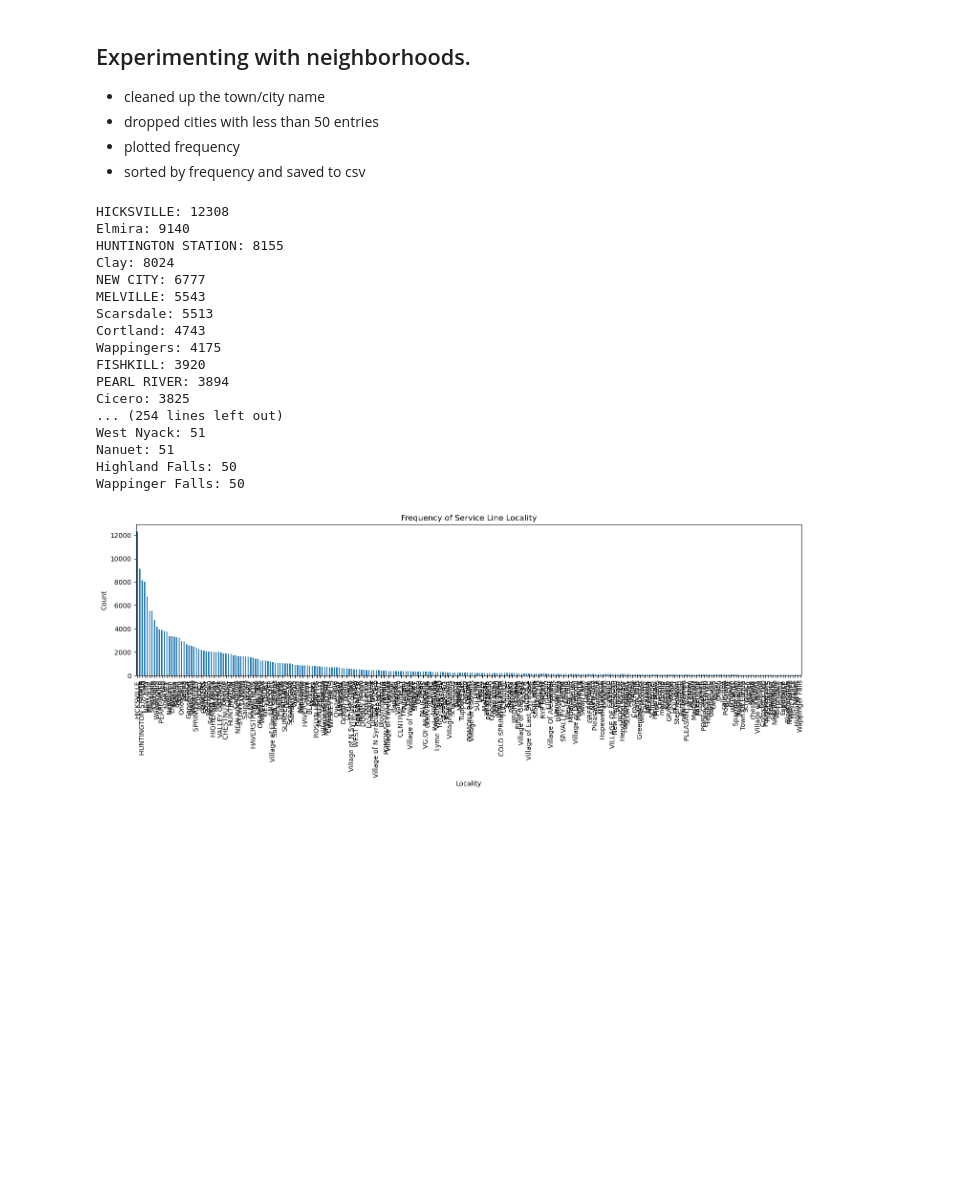
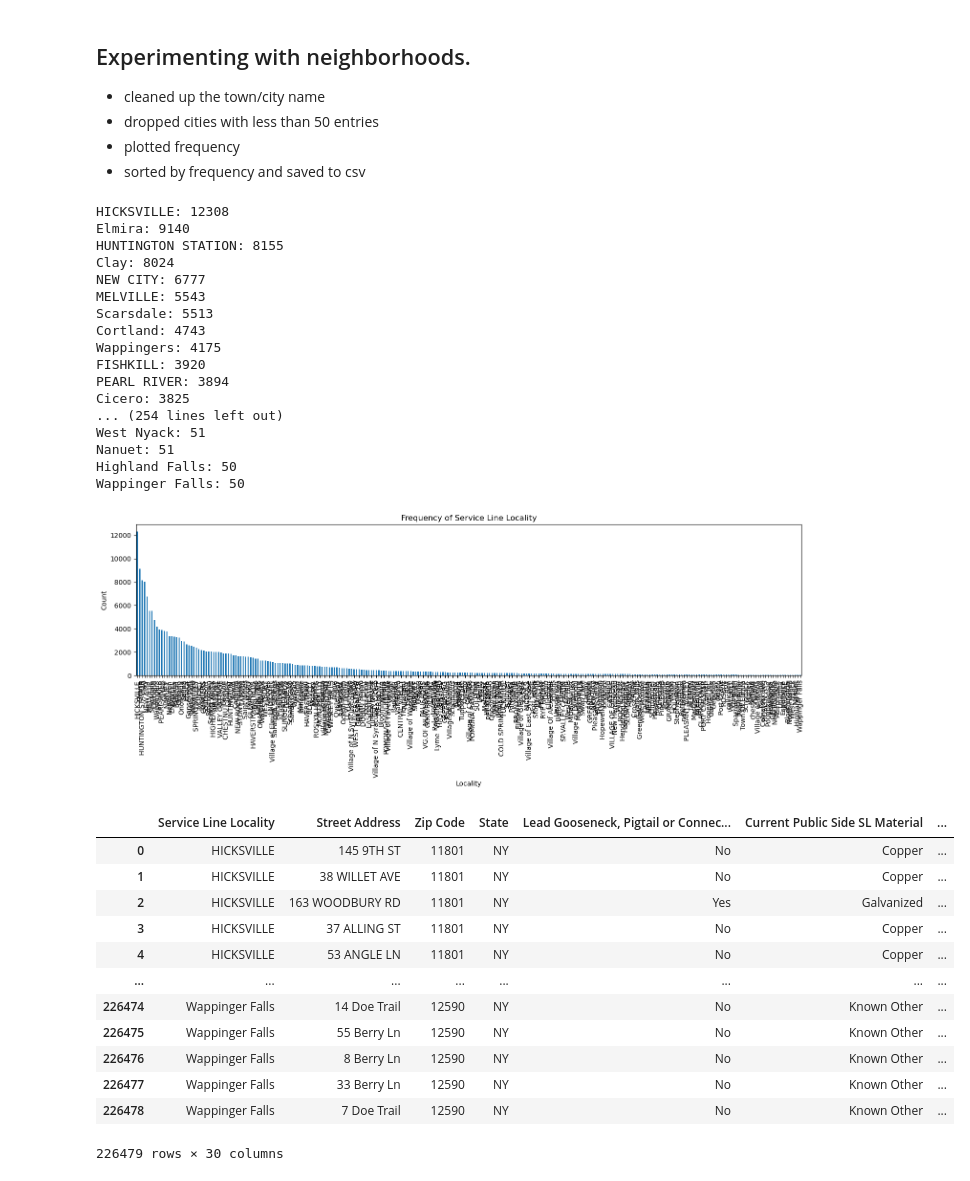
Before and after one commit to AvalonAce/ML-Lead-Service-Line-Prediction, a Jupyter notebook: models/preprocessing.ipynb, the cells around one changed output. Cells and saved outputs as stored; diff of their text form; code cells hidden in the pictures; blank space fills up the shorter version.

```diff
--- a/models/preprocessing.ipynb
+++ b/models/preprocessing.ipynb
@@ -138,6 +138,8 @@ data_certain = data[data['SL Category Cleaned'] != "Unknown"]
 # %%
 # Replace "Town of X" or "T of X" or "City of X" with just "X" in 'Service Line Locality'
 data_certain.loc[:, 'Service Line Locality'] = data_certain['Service Line Locality'].str.replace(r'^(Town of |T of |City of |VG |V of )', '', regex=True).str.strip()
+
+locality_counts = data_certain[data_certain['SL Category Cleaned'] == 'Lead']['Service Line Locality'].value_counts()
 
 locality_counts = data_certain['Service Line Locality'].value_counts()
 
@@ -146,6 +148,7 @@ n = 50  # threshold to drop
 localities_to_keep = locality_counts[locality_counts >= n].index
 data_certain = data_certain[data_certain['Service Line Locality'].isin(localities_to_keep)]
 locality_counts = data_certain['Service Line Locality'].value_counts()
+
 
 
 for locality, count in locality_counts.items():
@@ -158,31 +161,47 @@ plt.figure(figsize=(15, 6))
 locality_counts.plot(kind='bar')
 plt.xlabel('Locality')
 plt.ylabel('Count')
 plt.title('Frequency of Service Line Locality')
 plt.tight_layout()
 plt.show()
 
 # Reorder data_certain so that rows are sorted by the frequency of their 'Service Line Locality'
 data_certain = data_certain.set_index('Service Line Locality').loc[locality_counts.index].reset_index()
 
 data_certain.to_csv('../data/processed/NY_SLI_YEARS_ADJUSTED_NO_UNKNOWNS.csv', index=False)
+
+
+data_certain
 # %% [output]
 HICKSVILLE: 12308
 Elmira: 9140
 HUNTINGTON STATION: 8155
 Clay: 8024
 NEW CITY: 6777
 MELVILLE: 5543
 Scarsdale: 5513
 Cortland: 4743
 Wappingers: 4175
 FISHKILL: 3920
 PEARL RIVER: 3894
 Cicero: 3825
 ... (254 lines left out)
 West Nyack: 51
 Nanuet: 51
 Highland Falls: 50
 Wappinger Falls: 50
 [figure]
+|  | Service Line Locality | Street Address | Zip Code | State | Lead Gooseneck, Pigtail or Connec... | Current Public Side SL Material | ... |
+| 0 | HICKSVILLE | 145 9TH ST | 11801 | NY | No | Copper | ... |
+| 1 | HICKSVILLE | 38 WILLET AVE | 11801 | NY | No | Copper | ... |
+| 2 | HICKSVILLE | 163 WOODBURY RD | 11801 | NY | Yes | Galvanized | ... |
+| 3 | HICKSVILLE | 37 ALLING ST | 11801 | NY | No | Copper | ... |
+| 4 | HICKSVILLE | 53 ANGLE LN | 11801 | NY | No | Copper | ... |
+| ... | ... | ... | ... | ... | ... | ... | ... |
+| 226474 | Wappinger Falls | 14 Doe Trail | 12590 | NY | No | Known Other | ... |
+| 226475 | Wappinger Falls | 55 Berry Ln | 12590 | NY | No | Known Other | ... |
+| 226476 | Wappinger Falls | 8 Berry Ln | 12590 | NY | No | Known Other | ... |
+| 226477 | Wappinger Falls | 33 Berry Ln | 12590 | NY | No | Known Other | ... |
+| 226478 | Wappinger Falls | 7 Doe Trail | 12590 | NY | No | Known Other | ... |
+226479 rows × 30 columns
 # %%
```
Also changed, not shown: parts of 2 cells of this notebook, 3 other files.
